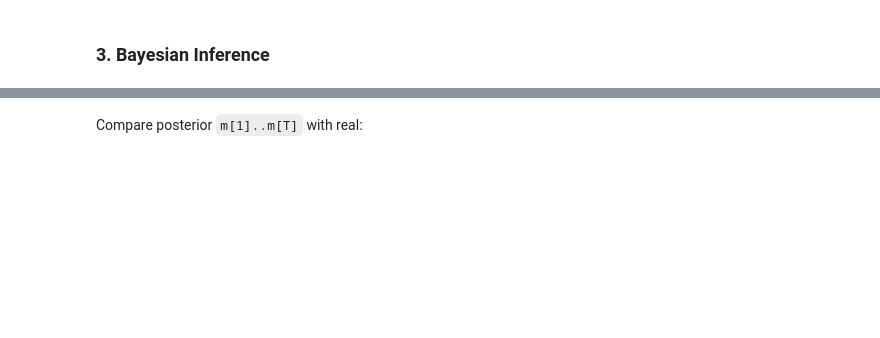
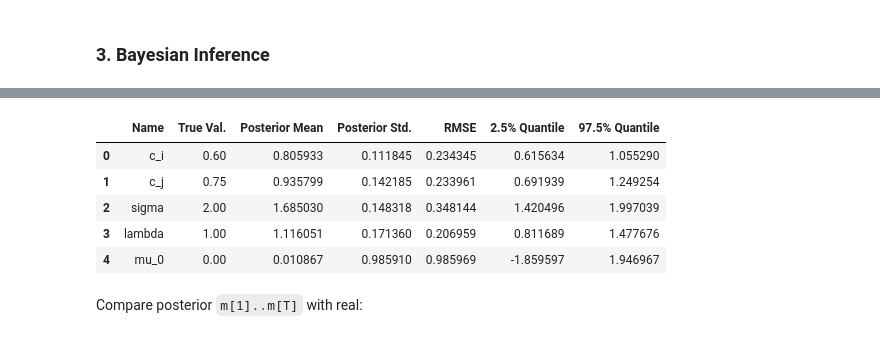
Before and after one commit to zhuanglinsheng/kaggle-contest-design, a Jupyter notebook: synthetic_data/Synthetic_Data_180_std.ipynb, the cells around one changed output, grey strips where cells are left out. Saved outputs shown, nothing was run; the diff lists cells and outputs as text; code cells hidden in the pictures; blank space fills up the shorter version.

```diff
--- a/synthetic_data/Synthetic_Data_180_std.ipynb
+++ b/synthetic_data/Synthetic_Data_180_std.ipynb
@@ -188,14 +224,22 @@ def display_estimation_results(var_names: list[str], true_vals, posteriors):
 			quantile_05, quantile_95
 		)
 		data.append(record)
-	columns = ['Name', 'True Val.', 'Posterior Mean', 'Posterior Std.', 'RMSE', '2.5% Quantile', '97.5% Quantile']
+	columns = ['Name', 'True Val.', 'Posterior Mean', 'Posterior Std.', 'RMSE',
+			'2.5% Quantile', '97.5% Quantile']
 	return pd.DataFrame(data, columns=columns)
 # %%
 display_estimation_results(
-	['c_i', 'c_j', 'r', 'sigma', 'lambda', 'mu_0'],
-	[param_c_i, param_c_j, param_r, param_sigma, param_lambda, 0],
+	['c_i', 'c_j', 'sigma', 'lambda', 'mu_0'],
+	[param_c_i, param_c_j, param_sigma, param_lambda, 0],
 	posteriors
 )
+# %% [output]
+|  | Name | True Val. | Posterior Mean | Posterior Std. | RMSE | 2.5% Quantile | 97.5% Quantile |
+| 0 | c_i | 0.60 | 0.805933 | 0.111845 | 0.234345 | 0.615634 | 1.055290 |
+| 1 | c_j | 0.75 | 0.935799 | 0.142185 | 0.233961 | 0.691939 | 1.249254 |
+| 2 | sigma | 2.00 | 1.685030 | 0.148318 | 0.348144 | 1.420496 | 1.997039 |
+| 3 | lambda | 1.00 | 1.116051 | 0.171360 | 0.206959 | 0.811689 | 1.477676 |
+| 4 | mu_0 | 0.00 | 0.010867 | 0.985910 | 0.985969 | -1.859597 | 1.946967 |
 # %% [markdown]
 Compare posterior `m[1]..m[T]` with real:
 # %%
```
Also changed, not shown: parts of 8 cells of this notebook, 12 other files.
